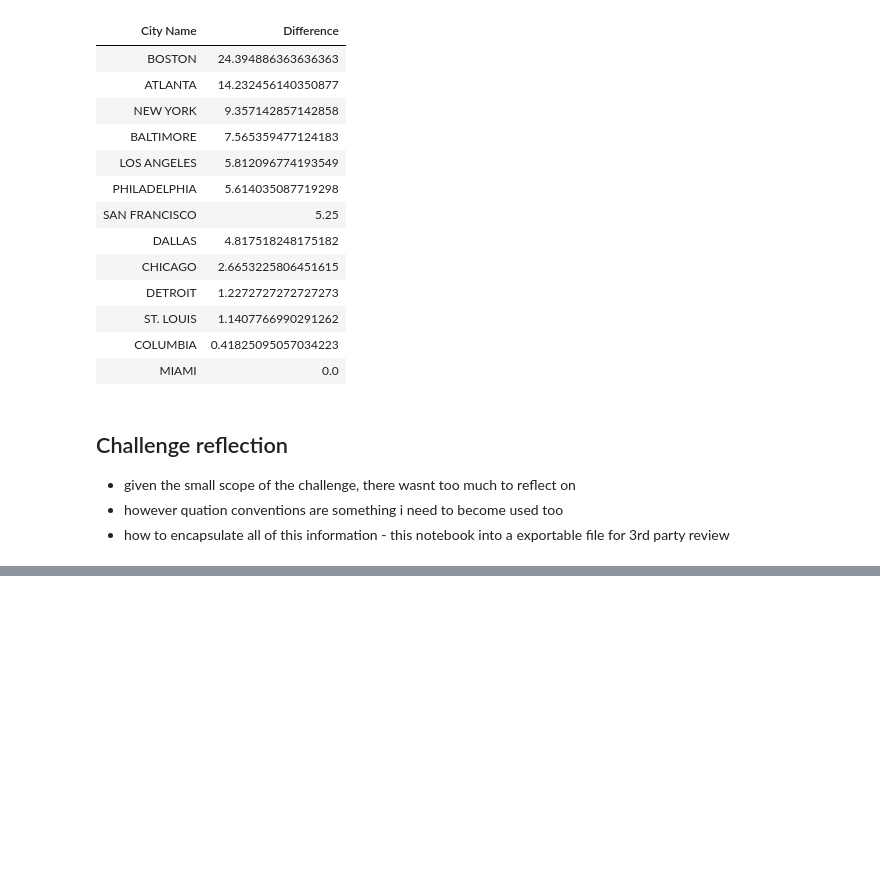
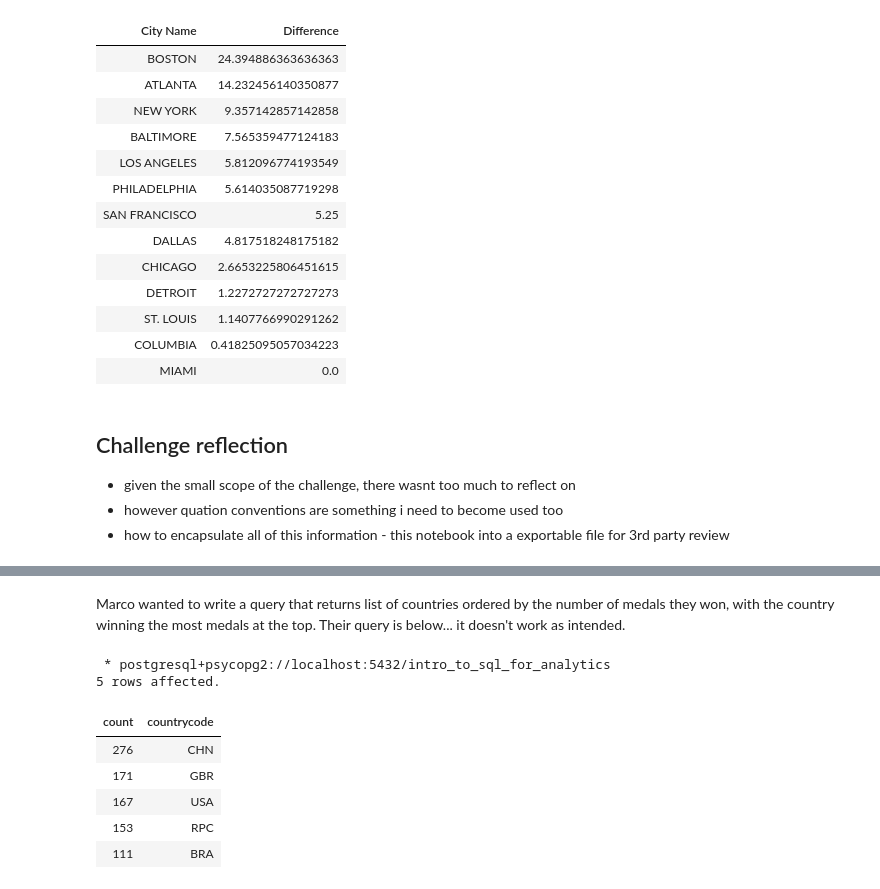
Before and after one commit to JakeOtto/more_sql, a Jupyter notebook: workings.ipynb, the cells around one changed output, grey strips where cells are left out. Cells and saved outputs as stored; diff of their text form; code cells hidden in the pictures; blank space fills up the shorter version.

```diff
--- a/workings.ipynb
+++ b/workings.ipynb
@@ -195,0 +232,19 @@ ORDER BY "Difference" DESC
+# %% [markdown]
+Marco wanted to write a query that returns list of countries ordered by the number of medals they won, with the country winning the most medals at the top. Their query is below... it doesn't work as intended.
+# %%
+%%sql
+SELECT
+    COUNT(*), countrycode
+    FROM medals
+    GROUP BY countrycode
+    ORDER BY count DESC
+    LIMIT 5
+# %% [output]
+ * postgresql+psycopg2://localhost:5432/intro_to_sql_for_analytics
+5 rows affected.
+| count | countrycode |
+| 276 | CHN |
+| 171 | GBR |
+| 167 | USA |
+| 153 | RPC |
+| 111 | BRA |
```
Also changed, not shown: parts of 2 cells of this notebook.
